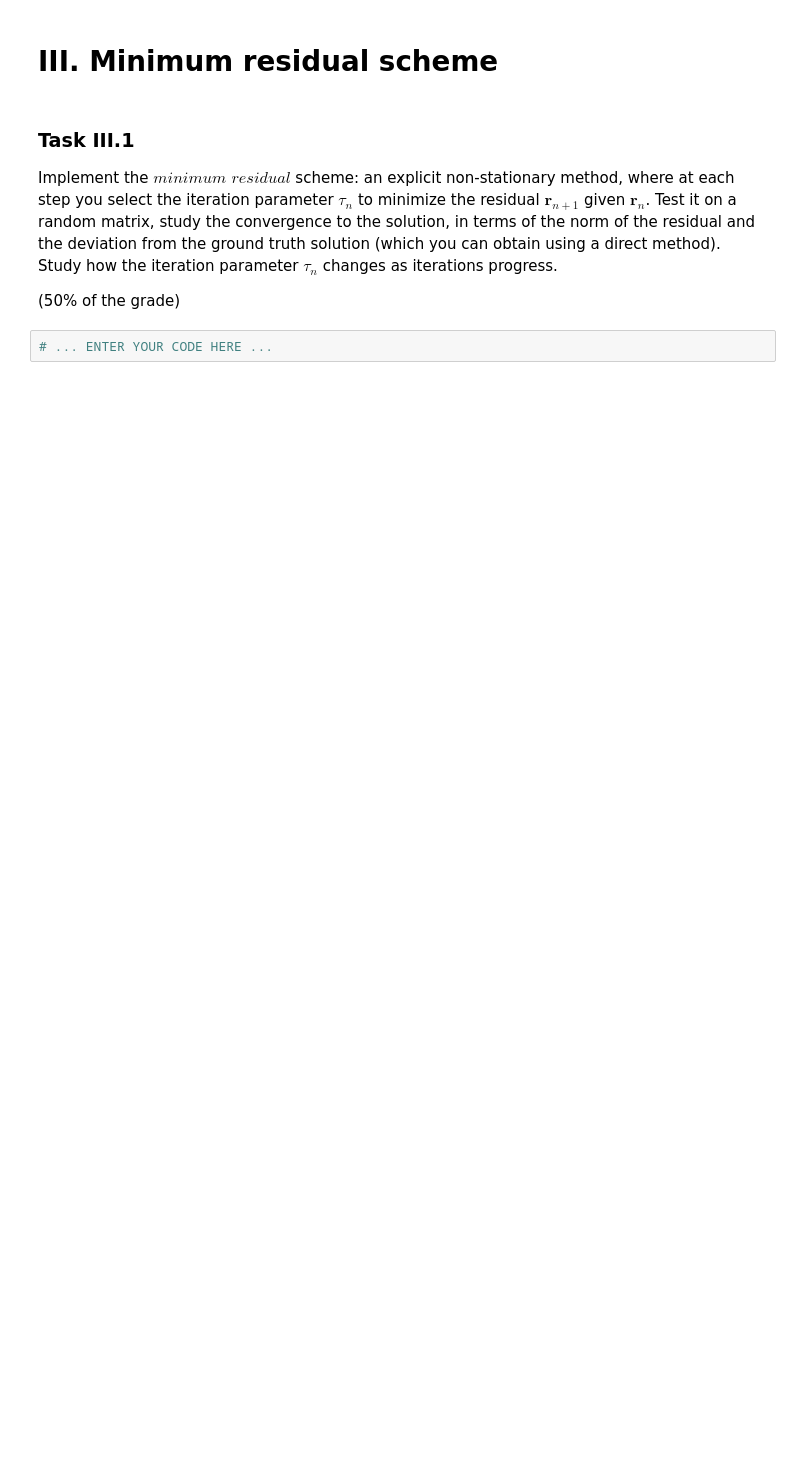
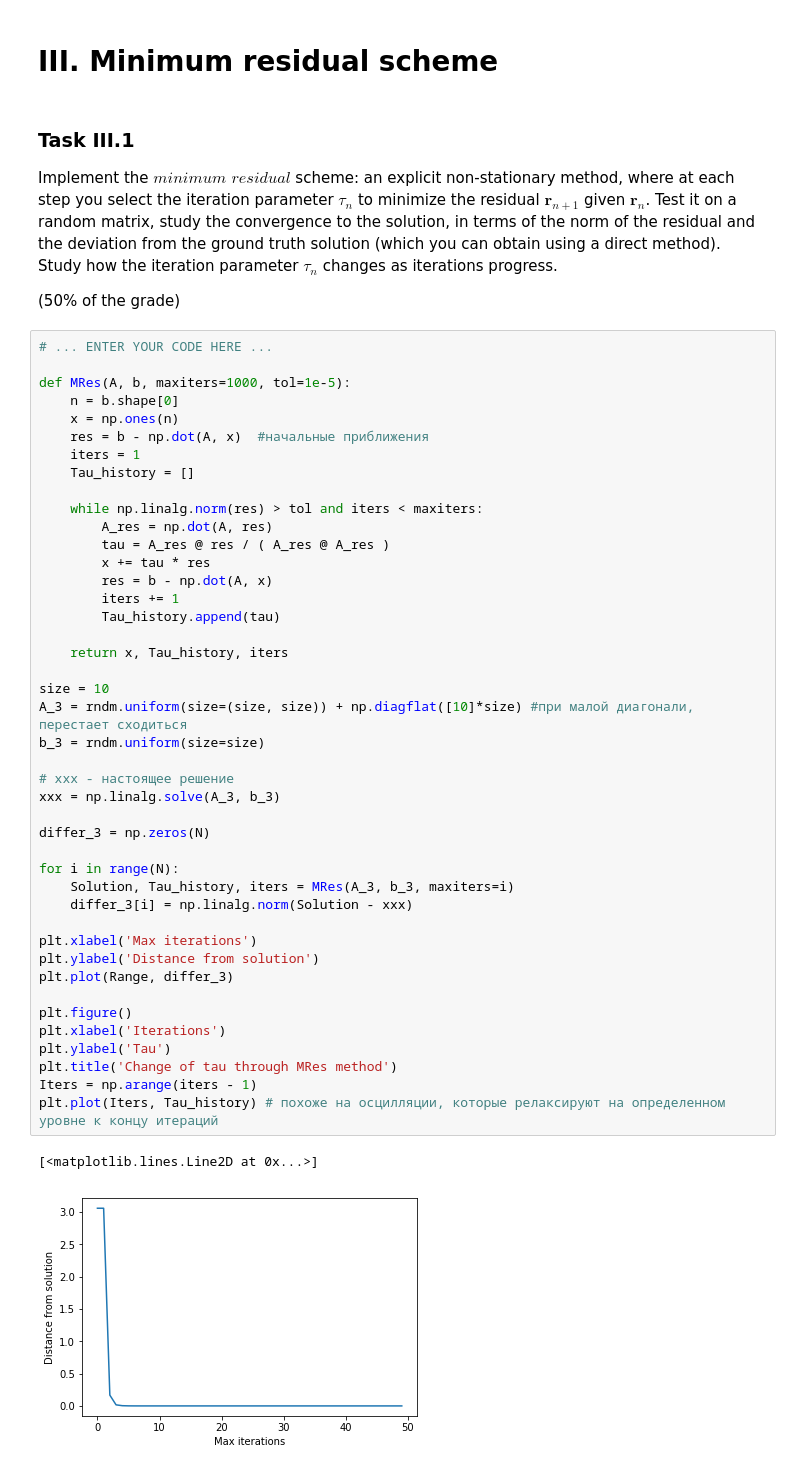
Before and after one commit to Gerbonit/CP2020, a Jupyter notebook: week_4_iterative_linalg_Jacobi_Seidel_minres.ipynb, the cells around one changed output. Saved outputs shown, nothing was run; the diff lists cells and outputs as text; blank space fills up the shorter version.

```diff
--- a/week_4_iterative_linalg_Jacobi_Seidel_minres.ipynb
+++ b/week_4_iterative_linalg_Jacobi_Seidel_minres.ipynb
@@ -172,5 +217,49 @@ Test it on a random matrix. Study the convergence of iterations, relate to the n
 Implement the $\textit{minimum residual}$ scheme: an explicit non-stationary method, where at each step you select the iteration parameter $\tau_n$ to minimize the residual $\mathbf{r}_{n+1}$ given $\mathbf{r}_n$. Test it on a random matrix, study the convergence to the solution, in terms of the norm of the residual and the deviation from the ground truth solution (which you can obtain using a direct method). Study how the iteration parameter $\tau_n$ changes as iterations progress.
 
 (50% of the grade)
-# %%
-# ... ENTER YOUR CODE HERE ...
+# %%
+# ... ENTER YOUR CODE HERE ...
+
+def MRes(A, b, maxiters=1000, tol=1e-5):
+    n = b.shape[0]
+    x = np.ones(n)
+    res = b - np.dot(A, x)  #начальные приближения
+    iters = 1
+    Tau_history = []
+
+    while np.linalg.norm(res) > tol and iters < maxiters:
+        A_res = np.dot(A, res)
+        tau = A_res @ res / ( A_res @ A_res )
+        x += tau * res
+        res = b - np.dot(A, x)
+        iters += 1
+        Tau_history.append(tau)
+
+    return x, Tau_history, iters
+
+size = 10
+A_3 = rndm.uniform(size=(size, size)) + np.diagflat([10]*size) #при малой диагонали, перестает сходиться
+b_3 = rndm.uniform(size=size)
+
+# xxx - настоящее решение
+xxx = np.linalg.solve(A_3, b_3)
+
+differ_3 = np.zeros(N)
+
+for i in range(N):
+    Solution, Tau_history, iters = MRes(A_3, b_3, maxiters=i)
+    differ_3[i] = np.linalg.norm(Solution - xxx)
+
+plt.xlabel('Max iterations')
+plt.ylabel('Distance from solution')
+plt.plot(Range, differ_3)
+
+plt.figure()
+plt.xlabel('Iterations')
+plt.ylabel('Tau')
+plt.title('Change of tau through MRes method')
+Iters = np.arange(iters - 1)
+plt.plot(Iters, Tau_history) # похоже на осцилляции, которые релаксируют на определенном уровне к концу итераций
+# %% [output]
+[<matplotlib.lines.Line2D at 0x...>]
+[figure, added]
```
Also changed, not shown: parts of 4 cells of this notebook.
